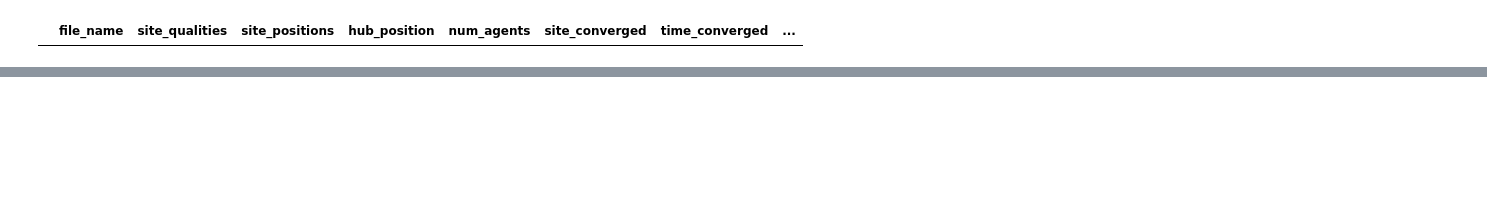
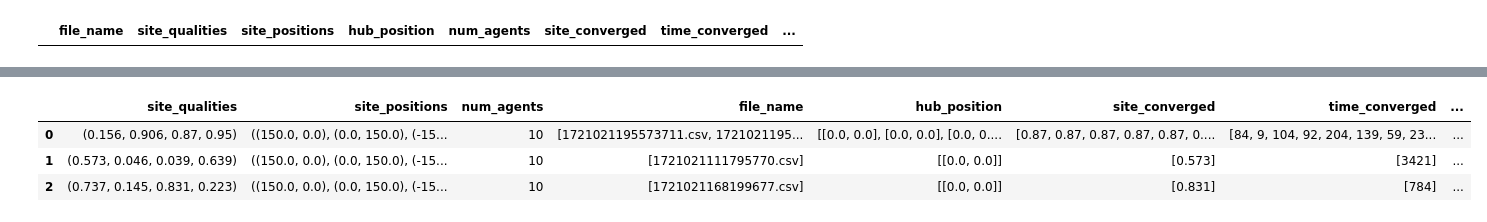
Before and after one commit to puneet-j/abm_sims_MRS, a Jupyter notebook: AAAI/about_data.ipynb, the cells around one changed output, grey strips where cells are left out. Drawn from its saved outputs; the diff is of its cells as text; code cells hidden in the pictures; blank space fills up the shorter version.

```diff
--- a/AAAI/about_data.ipynb
+++ b/AAAI/about_data.ipynb
@@ -59,4 +61,11 @@ df.numentries
 Name: numentries, dtype: int64
+# %%
+df
+# %% [output]
+|  | site_qualities | site_positions | num_agents | file_name | hub_position | site_converged | time_converged | ... |
+| 0 | (0.156, 0.906, 0.87, 0.95) | ((150.0, 0.0), (0.0, 150.0), (-15... | 10 | [1721021195573711.csv, 1721021195... | [[0.0, 0.0], [0.0, 0.0], [0.0, 0.... | [0.87, 0.87, 0.87, 0.87, 0.87, 0.... | [84, 9, 104, 92, 204, 139, 59, 23... | ... |
+| 1 | (0.573, 0.046, 0.039, 0.639) | ((150.0, 0.0), (0.0, 150.0), (-15... | 10 | [1721021111795770.csv] | [[0.0, 0.0]] | [0.573] | [3421] | ... |
+| 2 | (0.737, 0.145, 0.831, 0.223) | ((150.0, 0.0), (0.0, 150.0), (-15... | 10 | [1721021168199677.csv] | [[0.0, 0.0]] | [0.831] | [784] | ... |
 # %%
 files_to_save_one_graph = df.iloc[0]['file_name']
 
```
Also changed, not shown: parts of 6 cells of this notebook, 26 other files.
